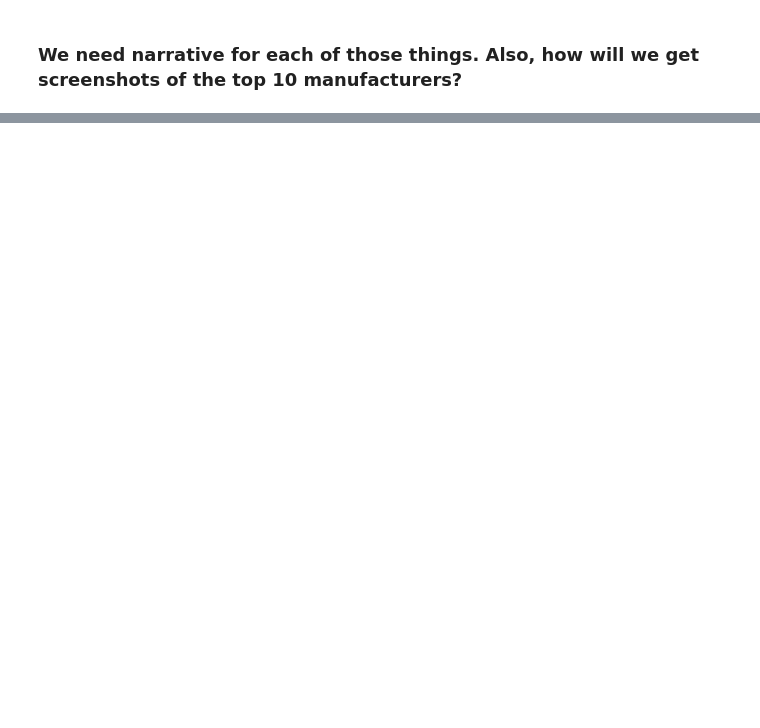
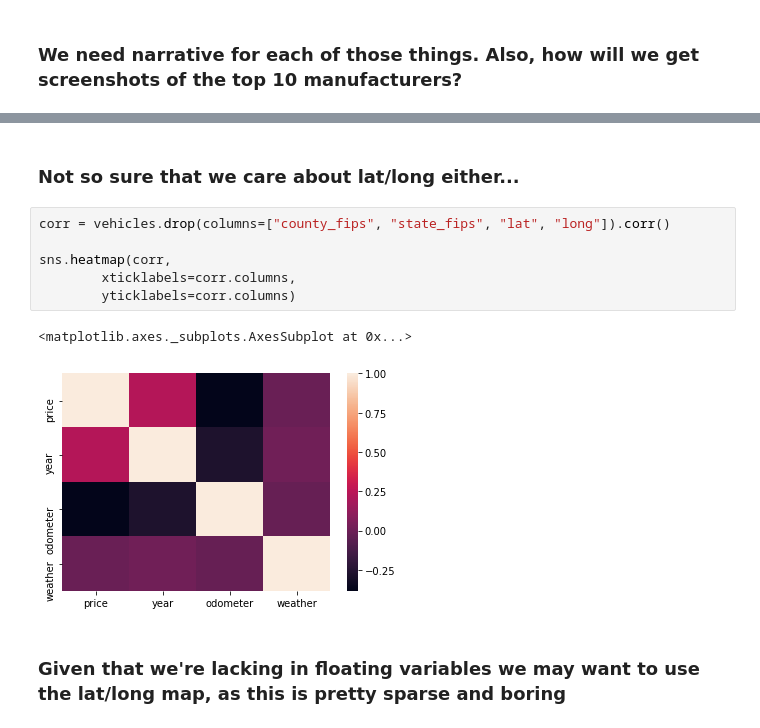
Before and after one commit to TheAhmadOsman/DataAnalysisVisualization, a Jupyter notebook: Final Project/Notebook/Exploration.ipynb, the cells around one changed output, grey strips where cells are left out. Drawn from its saved outputs; the diff is of its cells as text; blank space fills up the shorter version.

```diff
--- a/Final Project/Notebook/Exploration.ipynb
+++ b/Final Project/Notebook/Exploration.ipynb
@@ -614,0 +685,13 @@ for i in conditions:
+# %% [markdown]
+### Not so sure that we care about lat/long either...
+# %%
+corr = vehicles.drop(columns=["county_fips", "state_fips", "lat", "long"]).corr()
+
+sns.heatmap(corr,
+        xticklabels=corr.columns,
+        yticklabels=corr.columns)
+# %% [output]
+<matplotlib.axes._subplots.AxesSubplot at 0x...>
+[figure, added]
+# %% [markdown]
+### Given that we're lacking in floating variables we may want to use the lat/long map, as this is pretty sparse and boring
```
Also changed, not shown: parts of 22 cells of this notebook, 10 other files.
